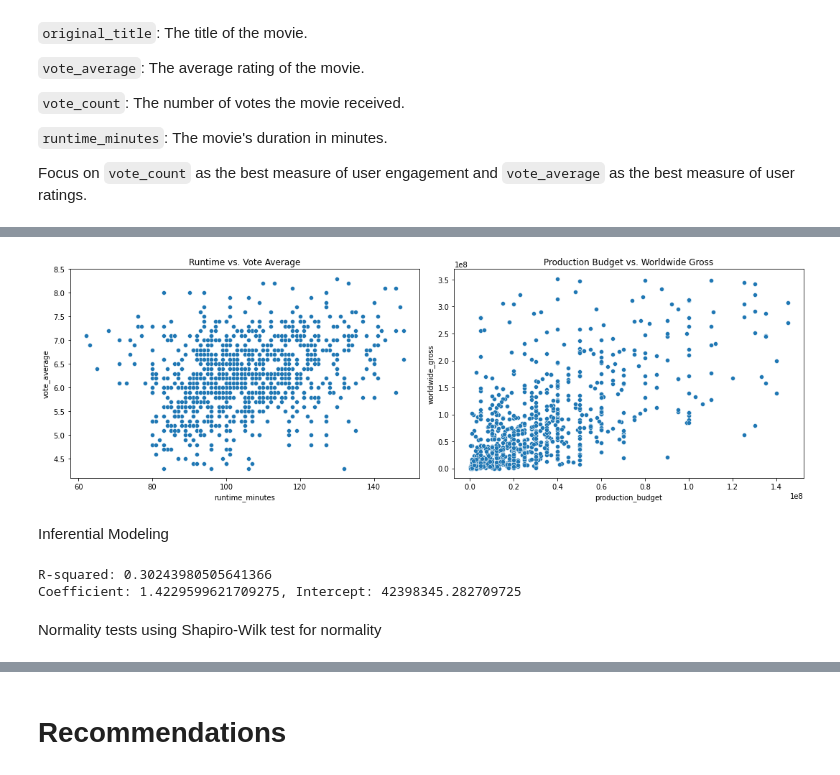
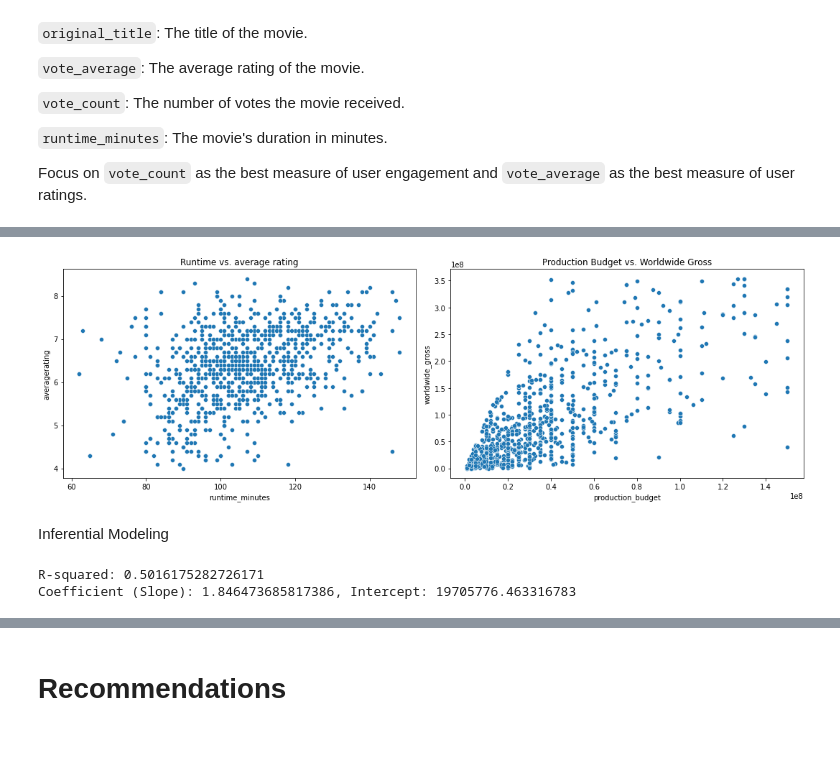
Before and after one commit to MuiruriVivian/PHASE-2-GROUP-7-PROJECT, a Jupyter notebook: Soudie.ipynb, the cells around one changed output, grey strips where cells are left out. Saved outputs shown, nothing was run; the diff lists cells and outputs as text; code cells hidden in the pictures; blank space fills up the shorter version.

```diff
--- a/Soudie.ipynb
+++ b/Soudie.ipynb
@@ -40,0 +44,6 @@ df = pd.merge(merged_data_df, gross_budget_df, left_on='original_title', right_o
+# %%
+# Drop rows with missing values in production_budget or worldwide_gross
+df = df.dropna(subset=['production_budget', 'worldwide_gross'])
+
+# Calculate profitability
+df['profitability'] = (df['worldwide_gross'] - df['production_budget']) / df['production_budget']
@@ -58,7 +76,7 @@ def remove_outliers(df, columns):
     return df
 
 # Remove outliers from specified columns
-numeric_columns = ['production_budget', 'worldwide_gross', 'vote_average', 'runtime_minutes', 'vote_count']
+numeric_columns = ['averagerating', 'production_budget', 'worldwide_gross', 'runtime_minutes', 'profitability']
 df_cleaned = remove_outliers(df, numeric_columns)
 # %% [markdown]
 Exploratory Data Analysis (EDA)
@@ -127,43 +145,38 @@ plt.show()
 # %%
 # Scatter plots
 fig, axes = plt.subplots(1, 2, figsize=(15, 5))
 
 # runtime vs vote_average
-sns.scatterplot(data=df_cleaned, x='runtime_minutes', y='vote_average', ax=axes[0])
-axes[0].set_title('Runtime vs. Vote Average')
+sns.scatterplot(data=df_cleaned, x='runtime_minutes', y='averagerating', ax=axes[0])
+axes[0].set_title('Runtime vs. average rating')
 
 # production_budget vs worldwide_gross
 sns.scatterplot(data=df_cleaned, x='production_budget', y='worldwide_gross', ax=axes[1])
 axes[1].set_title('Production Budget vs. Worldwide Gross')
 
 plt.tight_layout()
 plt.show()
 # %% [output]
-[figure, old version]
+[figure, new version]
 # %% [markdown]
 Inferential Modeling
-# %%
-#Regression Analysis: Conduct linear regression on production_budget and worldwide_gross.
-# Prepare data for regression
-X = df_cleaned[['production_budget']]
-y = df_cleaned['worldwide_gross']
-
-# Split data into training and testing sets
-X_train, X_test, y_train, y_test = train_test_split(X, y, test_size=0.2, random_state=42)
-
-# Fit linear regression model
-model = LinearRegression()
-model.fit(X_train, y_train)
-
-# Evaluate model performance
-r_squared = model.score(X_test, y_test)
-coef = model.coef_
-intercept = model.intercept_
-
-print(f'R-squared: {r_squared}')
-print(f'Coefficient: {coef[0]}, Intercept: {intercept}')
-# %% [output]
-R-squared: 0.30243980505641366
-Coefficient: 1.4229599621709275, Intercept: 42398345.282709725
-# %% [markdown]
-Normality tests using Shapiro-Wilk test for normality
+# %%
+
+# Regress 'production_budget' against 'worldwide_gross'
+
+# Prepare data for regression
+X = df_cleaned['production_budget'].values  # Independent variable
+y = df_cleaned['worldwide_gross'].values    # Dependent variable
+
+# Perform linear regression using scipy's linregress
+slope, intercept, r_value, p_value, std_err = linregress(X, y)
+
+# Calculate R-squared from r_value
+r_squared = r_value**2
+
+# Output the results
+print(f'R-squared: {r_squared}')
+print(f'Coefficient (Slope): {slope}, Intercept: {intercept}')
+# %% [output]
+R-squared: 0.5016175282726171
+Coefficient (Slope): 1.846473685817386, Intercept: 19705776.463316783
```
Also changed, not shown: parts of 27 cells of this notebook.
